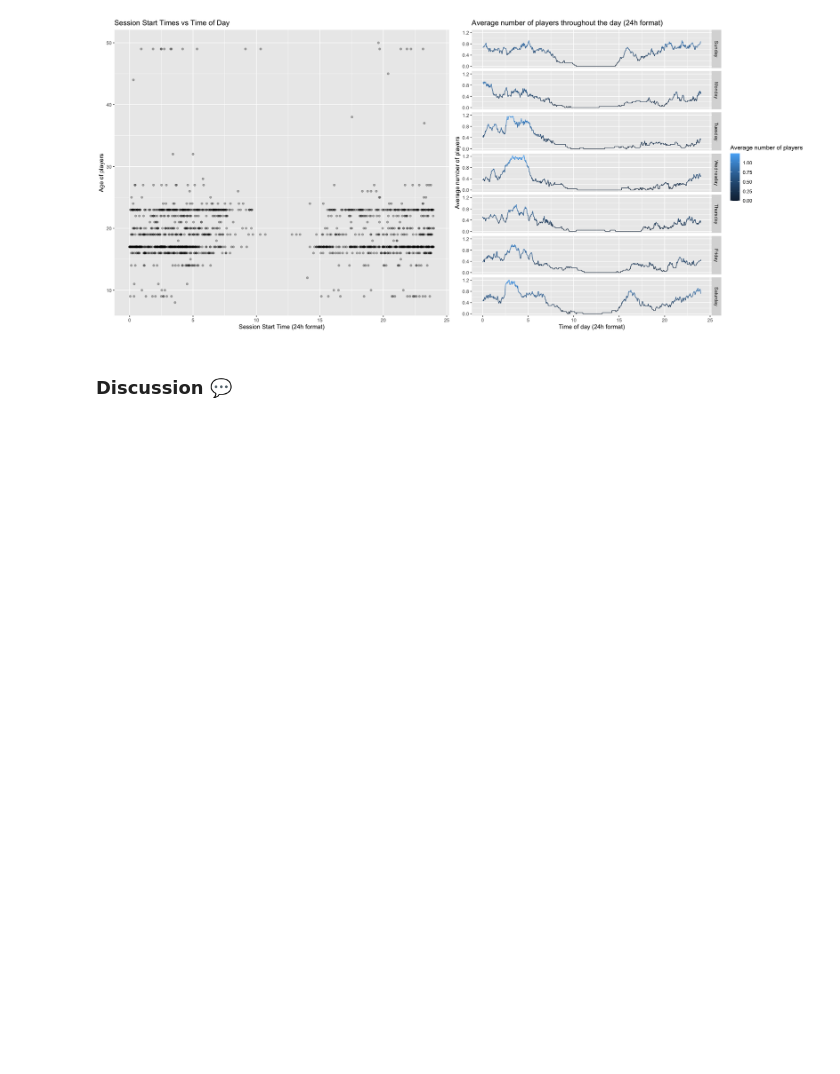
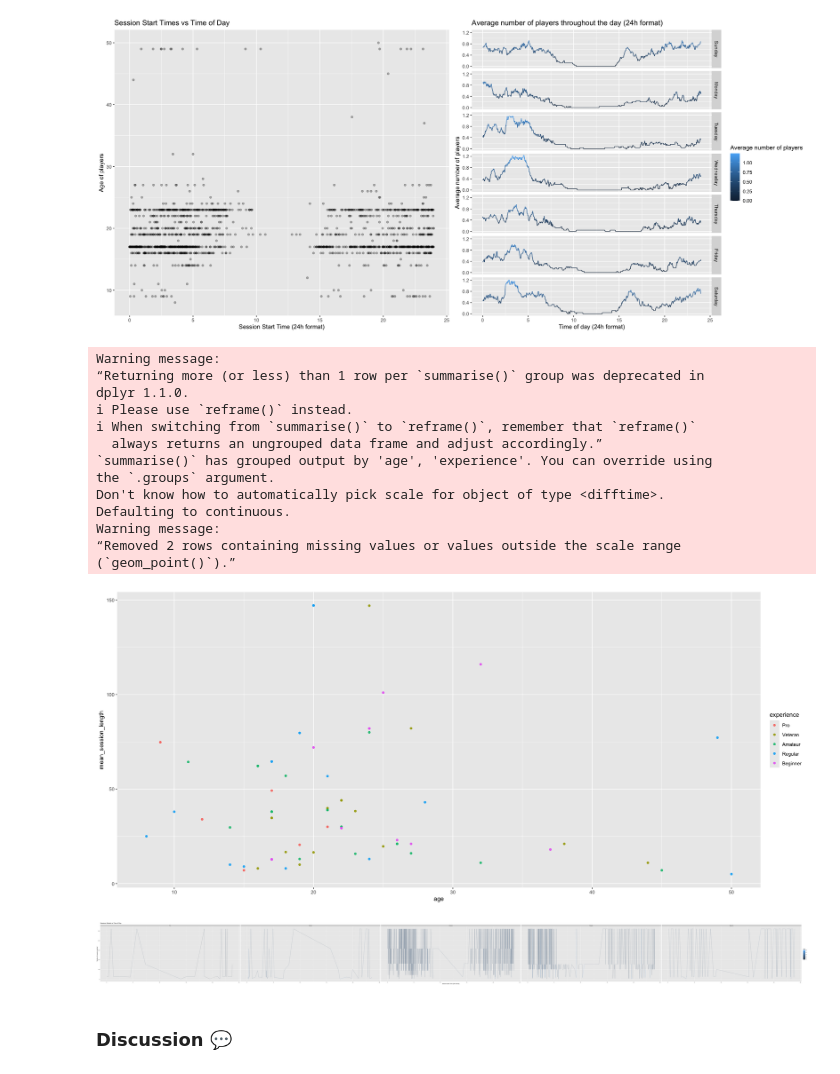
Before and after one commit to liammurray123/DSCI-100-Final-Project, a Jupyter notebook: Analysis.ipynb, the cells around one changed output. Drawn from its saved outputs; the diff is of its cells as text; code cells hidden in the pictures; blank space fills up the shorter version.

```diff
--- a/Analysis.ipynb
+++ b/Analysis.ipynb
@@ -206,11 +219,13 @@ session_data <- read_csv("data/sessions.csv") |>
 
 player_data <- read_csv("data/players.csv") |>
     clean_names() |>
-    mutate(gender = as_factor(gender)) |>
+    mutate(gender = factor(gender, levels=c("Male","Female", "Non-binary", "Two-Spirited", "Agender", "Other", "Prefer not to say"))) |>
     mutate(experience = as_factor(experience)) |>
     mutate(subscribe = as_factor(subscribe))
 
 merged_data <- merge(x = session_data, y = player_data, by = "hashed_email")
+
+slice_sample(merged_data, n=10)
 # %% [output]
 Rows: 1535 Columns: 5
 ── Column specification ────────────────────────────────────────────────────────
@@ -308,5 +324,51 @@ Warning message:
 “Removed 2 rows containing missing values or values outside the scale range
 (`geom_point()`).”
 [figure]
+# %%
+session_length_vs_age <- merged_data |>
+    select(age, gender, experience, session_length) |>
+    group_by(age, experience) |>
+    summarize(age, gender, experience, mean_session_length = mean(session_length, na.rm = TRUE)) |>
+    unique()
+
+options(repr.plot.width = 18)
+
+session_length_vs_age |> ggplot(aes(x = age, y = mean_session_length, color = experience)) +
+    geom_point(alpha = 0.9) #+
+# facet_grid(cols = vars(experience))
+# %% [output]
+Warning message:
+“Returning more (or less) than 1 row per `summarise()` group was deprecated in
+dplyr 1.1.0.
+ℹ Please use `reframe()` instead.
+ℹ When switching from `summarise()` to `reframe()`, remember that `reframe()`
+  always returns an ungrouped data frame and adjust accordingly.”
+`summarise()` has grouped output by 'age', 'experience'. You can override using
+the `.groups` argument.
+Don't know how to automatically pick scale for object of type <difftime>.
+Defaulting to continuous.
+Warning message:
+“Removed 2 rows containing missing values or values outside the scale range
+(`geom_point()`).”
+[figure, added]
+# %%
+options(repr.plot.width = 90)
+
+player_start_information <- merged_data |>
+    group_by(age) |>
+    mutate(count = n(), .groups = "drop") |>
+    filter(count > 0) |>
+    ggplot(aes(x = (hour(start_time) + minute(start_time) / 60), y = count, color = age)) +
+    geom_line(alpha = 0.4) +
+    labs(
+        x = "Session Start Time (24h format)",
+        y = "Number of sessions started",
+        title = "Sessions Started vs Time of Day"
+    ) +
+    facet_grid(cols = vars(experience))
+
+player_start_information
+# %% [output]
+[figure, added]
 # %% [markdown]
 ### Discussion 💬
```
Also changed, not shown: parts of 16 cells of this notebook.
